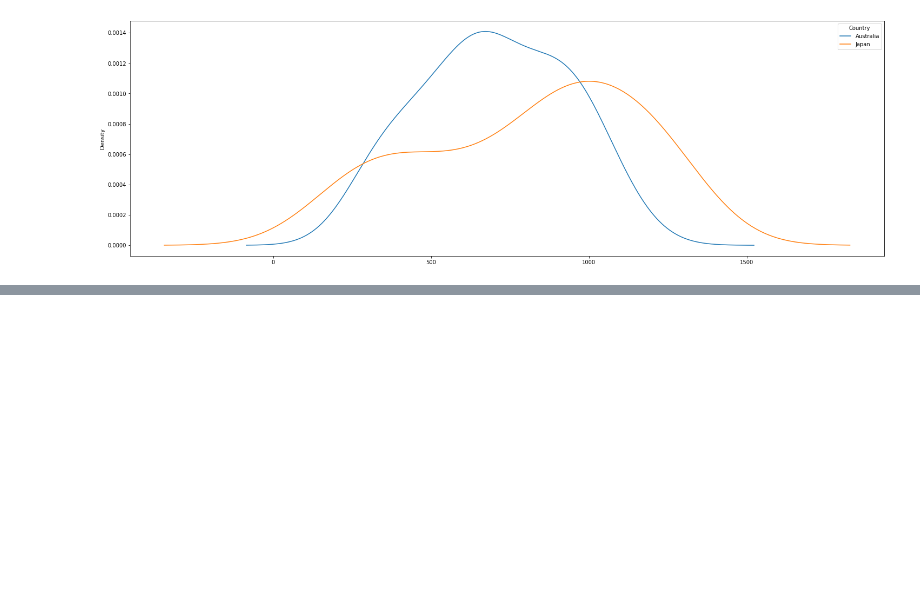
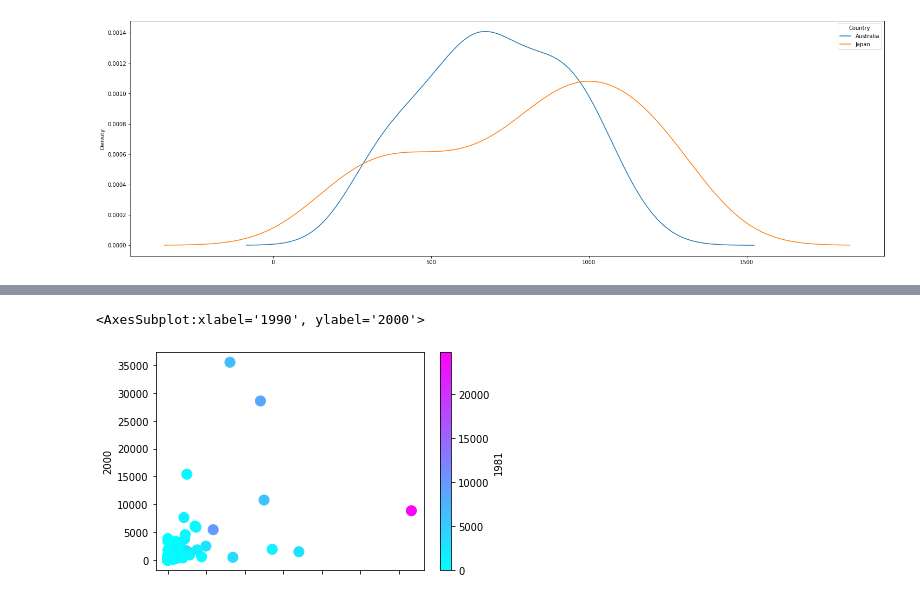
Before and after one commit to akash-yadav-git/My-Digipodium-Python-course, a Jupyter notebook: data_analysis3.ipynb, the cells around one changed output, grey strips where cells are left out. Saved outputs shown, nothing was run; the diff lists cells and outputs as text; code cells hidden in the pictures; blank space fills up the shorter version.

```diff
--- a/data_analysis3.ipynb
+++ b/data_analysis3.ipynb
@@ -240,0 +323,5 @@ df.loc[['Australia','Japan'],years].T.plot(kind='kde',figsize=(25,8))
+# %%
+df.plot(kind='scatter',x='1990',y='2000',marker='o', s=100,c=4, cmap='cool')
+# %% [output]
+<AxesSubplot:xlabel='1990', ylabel='2000'>
+[figure, added]
```
Also changed, not shown: parts of 10 cells of this notebook.
